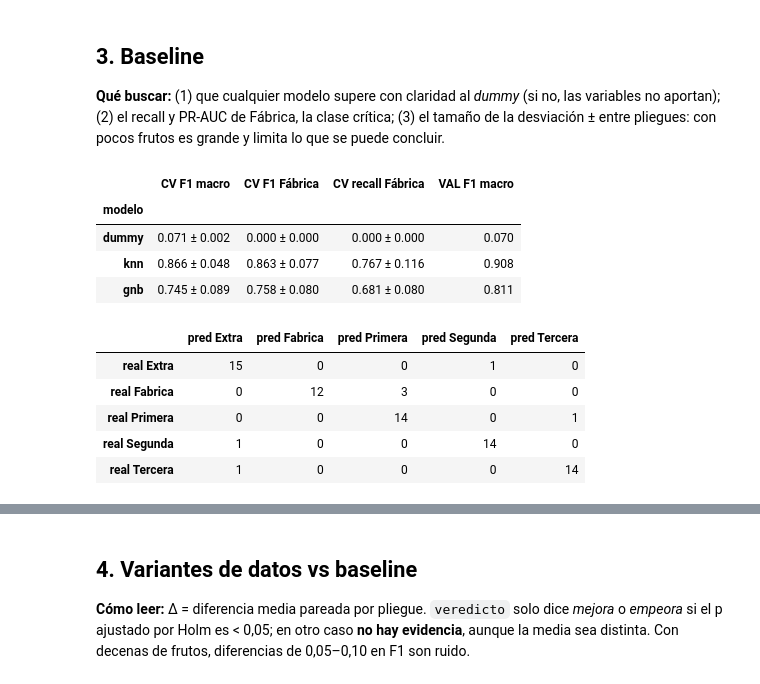
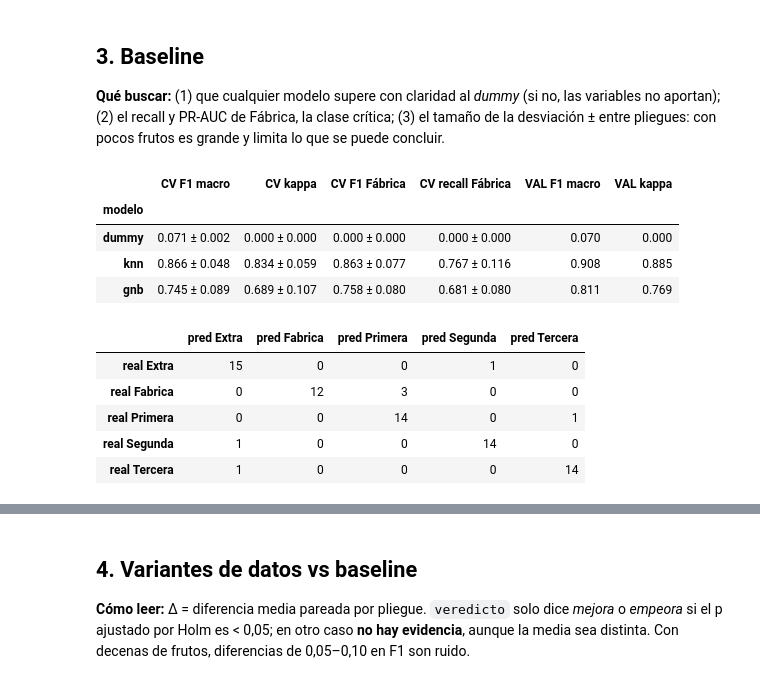
Before and after one commit to angeljoel1218/LemonQualityClassification, a Jupyter notebook: notebooks/Baseline_basico.ipynb, the cells around one changed output, grey strips where cells are left out. Cells and saved outputs as stored; diff of their text form; code cells hidden in the pictures.

```diff
--- a/notebooks/Baseline_basico.ipynb
+++ b/notebooks/Baseline_basico.ipynb
@@ -78,21 +102,22 @@ Corrida registrada: 20261030_183632
 # %%
 if HAY_CLASES:
     b = res[res.variante == "BASE"].set_index("modelo")
     show = pd.DataFrame({"CV F1 macro": [mb._ms(r, "f1_macro") for _, r in b.iterrows()],
+                         "CV kappa": [mb._ms(r, "kappa") for _, r in b.iterrows()],
                          "CV F1 Fábrica": [mb._ms(r, "f1_pos") for _, r in b.iterrows()],
                          "CV recall Fábrica": [mb._ms(r, "recall_pos") for _, r in b.iterrows()],
-                         "VAL F1 macro": b.val_f1_macro.round(3)}, index=b.index)
+                         "VAL F1 macro": b.val_f1_macro.round(3), "VAL kappa": b.val_kappa.round(3)}, index=b.index)
     display(show)
     mejor = b.drop(index="dummy").cv_f1_macro_media.idxmax()
     cm = pd.read_json(sorted((ROOT / "logs/baseline_runs").glob("*"))[-1] / "matrices_confusion_val.json")
     m = cm[f"BASE|{mejor}"]; lab = m["labels"]
     display(pd.DataFrame(m["matriz"], index=[f"real {x}" for x in lab], columns=[f"pred {x}" for x in lab]))
 # %% [output]
-|  | CV F1 macro | CV F1 Fábrica | CV recall Fábrica | VAL F1 macro |
-| modelo |  |  |  |  |
-| dummy | 0.071 ± 0.002 | 0.000 ± 0.000 | 0.000 ± 0.000 | 0.070 |
-| knn | 0.866 ± 0.048 | 0.863 ± 0.077 | 0.767 ± 0.116 | 0.908 |
-| gnb | 0.745 ± 0.089 | 0.758 ± 0.080 | 0.681 ± 0.080 | 0.811 |
+|  | CV F1 macro | CV kappa | CV F1 Fábrica | CV recall Fábrica | VAL F1 macro | VAL kappa |
+| modelo |  |  |  |  |  |  |
+| dummy | 0.071 ± 0.002 | 0.000 ± 0.000 | 0.000 ± 0.000 | 0.000 ± 0.000 | 0.070 | 0.000 |
+| knn | 0.866 ± 0.048 | 0.834 ± 0.059 | 0.863 ± 0.077 | 0.767 ± 0.116 | 0.908 | 0.885 |
+| gnb | 0.745 ± 0.089 | 0.689 ± 0.107 | 0.758 ± 0.080 | 0.681 ± 0.080 | 0.811 | 0.769 |
 |  | pred Extra | pred Fabrica | pred Primera | pred Segunda | pred Tercera |
 | real Extra | 15 | 0 | 0 | 1 | 0 |
 | real Fabrica | 0 | 12 | 3 | 0 | 0 |
```
Also changed, not shown: parts of 15 cells of this notebook, 32 other files.
